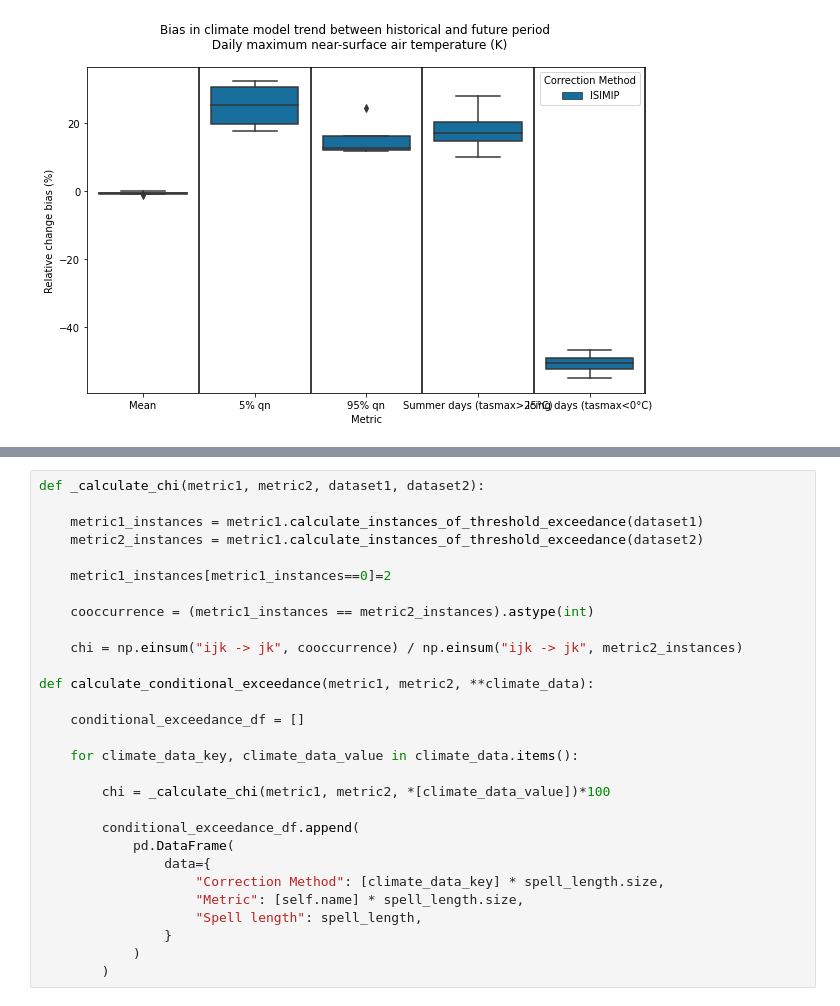
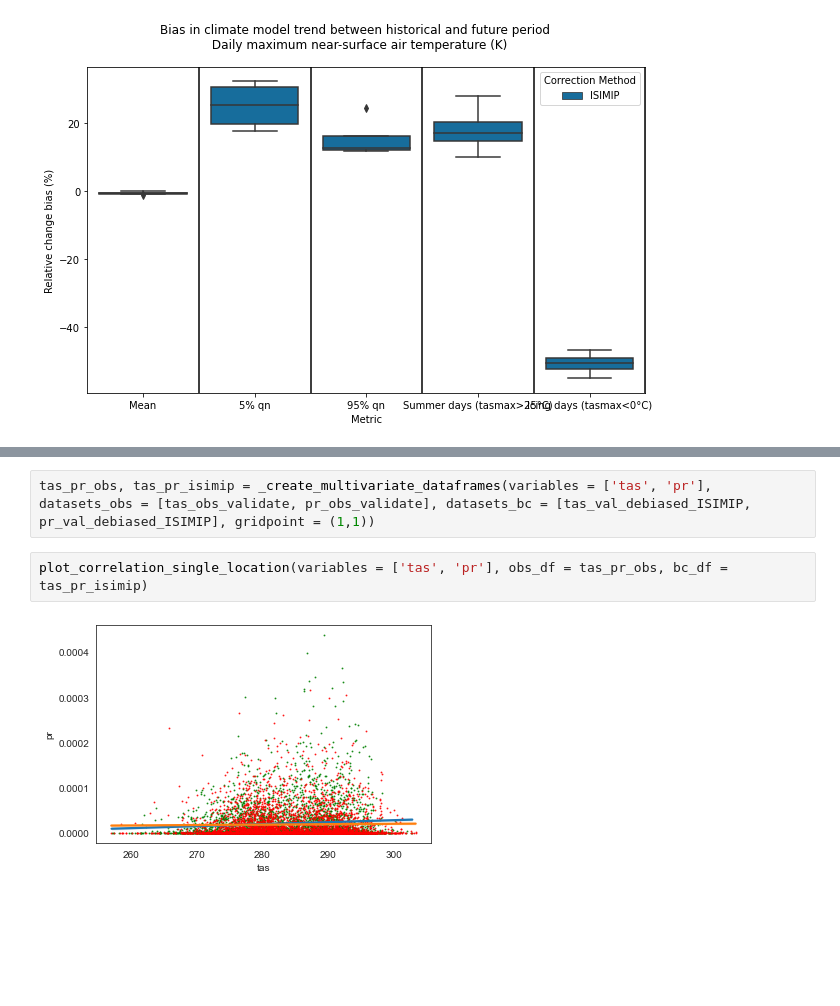
Before and after one commit to ecmwf-projects/ibicus, a Jupyter notebook: notebooks/playing_around_evaluation.ipynb, the cells around one changed output, grey strips where cells are left out. Drawn from its saved outputs; the diff is of its cells as text; blank space fills up the shorter version.

Commit message:
updates to correlation functions, added multivariate file containing joint exceedance over threshold analysis

```diff
--- a/notebooks/playing_around_evaluation.ipynb
+++ b/notebooks/playing_around_evaluation.ipynb
@@ -598,29 +465,6 @@ array([[[0, 1],
-# %%
-def _calculate_chi(metric1, metric2, dataset1, dataset2):
-
-    metric1_instances = metric1.calculate_instances_of_threshold_exceedance(dataset1)
-    metric2_instances = metric1.calculate_instances_of_threshold_exceedance(dataset2)
-
-    metric1_instances[metric1_instances==0]=2
-
-    cooccurrence = (metric1_instances == metric2_instances).astype(int)
-
-    chi = np.einsum("ijk -> jk", cooccurrence) / np.einsum("ijk -> jk", metric2_instances)
-
-def calculate_conditional_exceedance(metric1, metric2, **climate_data):
-
-    conditional_exceedance_df = []
-
-    for climate_data_key, climate_data_value in climate_data.items():
-
-        chi = _calculate_chi(metric1, metric2, *[climate_data_value])*100
-
-        conditional_exceedance_df.append(
-            pd.DataFrame(
-                data={
-                    "Correction Method": [climate_data_key] * spell_length.size,
-                    "Metric": [self.name] * spell_length.size,
-                    "Spell length": spell_length,
-                }
-            )
-        )
+# %%
+tas_pr_obs, tas_pr_isimip = _create_multivariate_dataframes(variables = ['tas', 'pr'], datasets_obs = [tas_obs_validate, pr_obs_validate], datasets_bc = [tas_val_debiased_ISIMIP, pr_val_debiased_ISIMIP], gridpoint = (1,1))
+# %%
+plot_correlation_single_location(variables = ['tas', 'pr'], obs_df = tas_pr_obs, bc_df = tas_pr_isimip)
+# %% [output]
+[figure, added]
```
Also changed, not shown: parts of 18 cells of this notebook, 8 other files.
